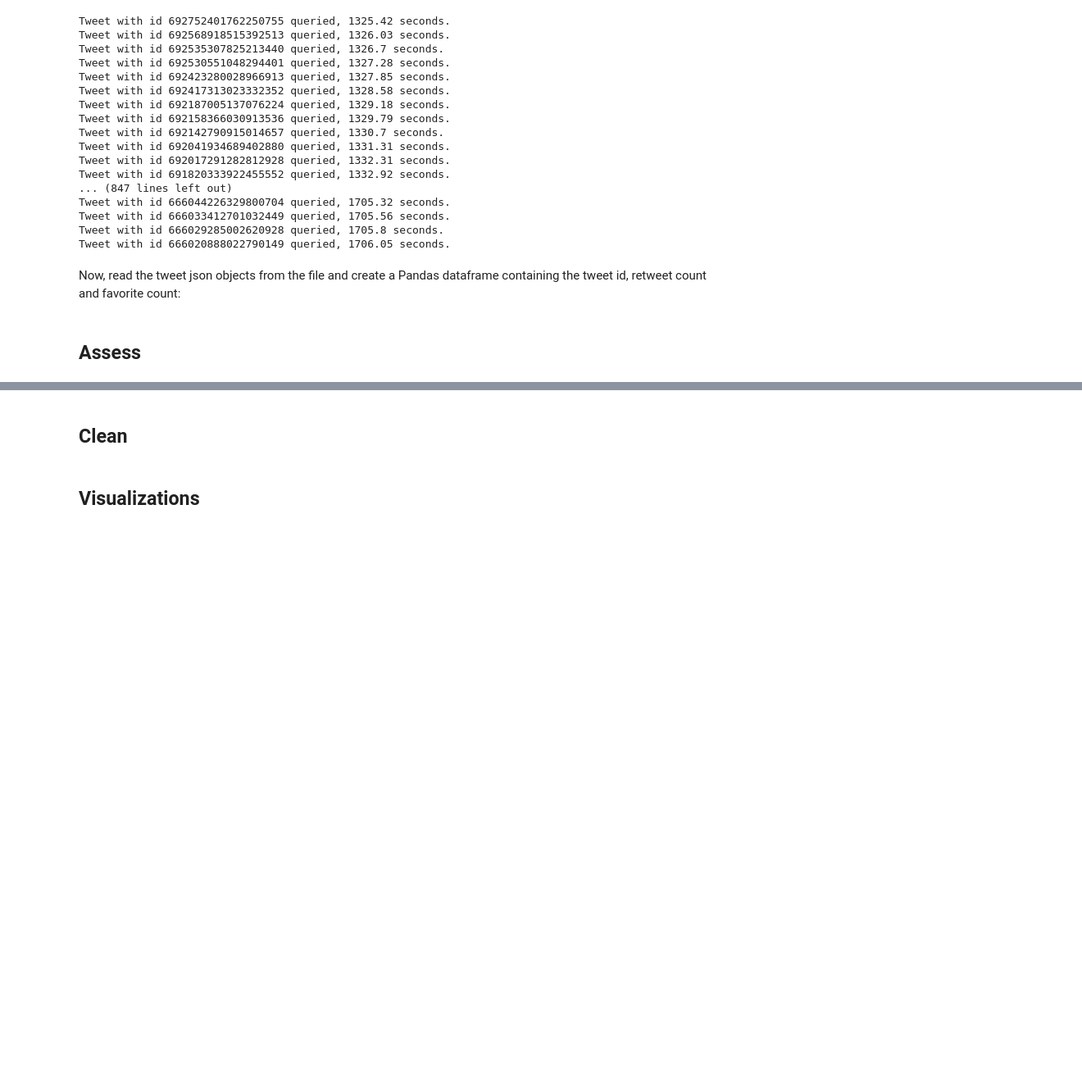
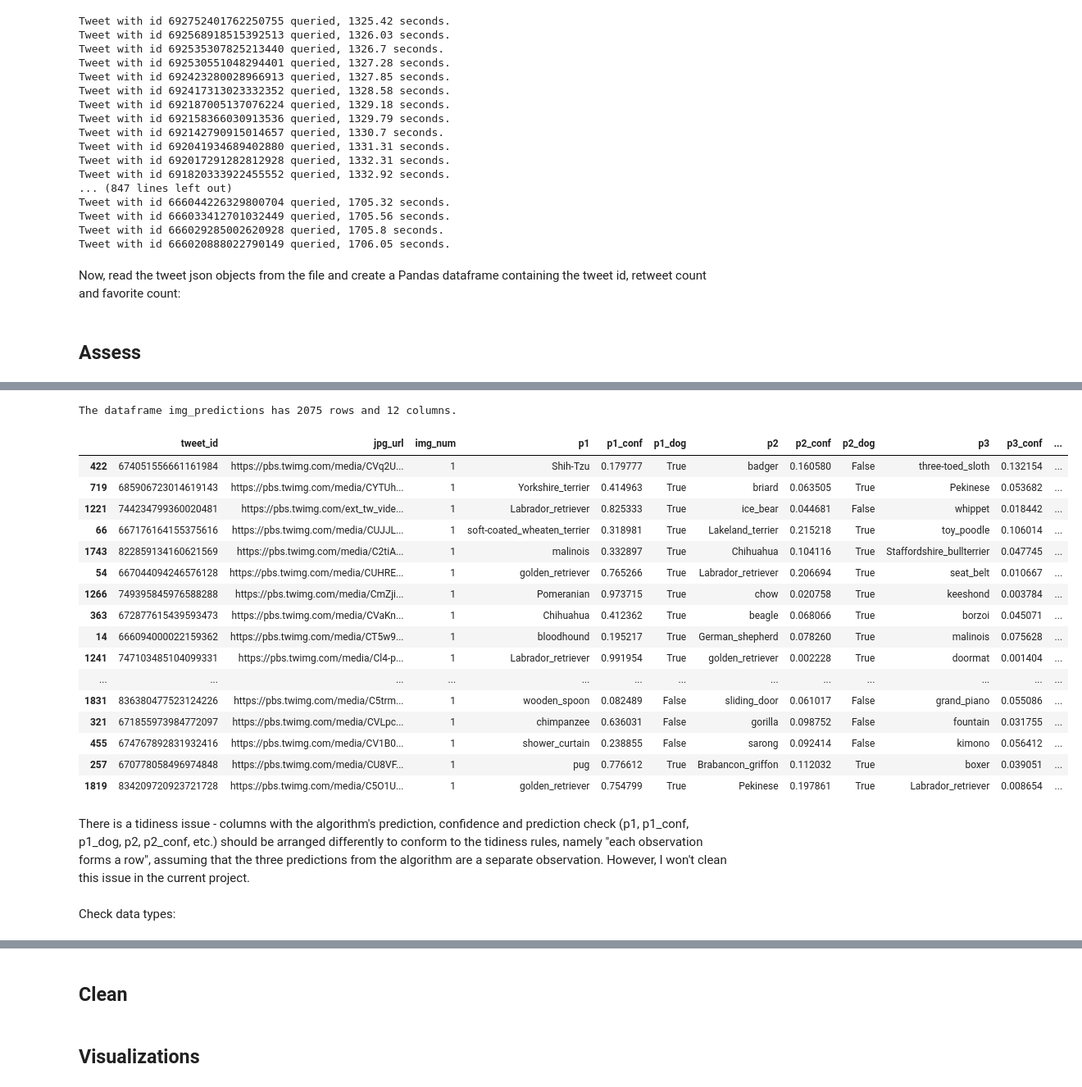
Before and after one commit to mcambalova/wrangle-data-project, a Jupyter notebook: wrangle_act.ipynb, the cells around one changed output, grey strips where cells are left out. Shown at 82% size. Drawn from its saved outputs; the diff is of its cells as text; code cells hidden in the pictures; blank space fills up the shorter version.

```diff
--- a/wrangle_act.ipynb
+++ b/wrangle_act.ipynb
@@ -178,0 +342,6 @@ tw_add = pd.DataFrame(tweets_data)[columns]
+# %%
+# Increase the max column width
+pd.set_option('display.max_colwidth', -1)
+
+# Look at the tweets with rating numerator is greater than 14
+tw_archive[tw_archive['rating_numerator'] > 14][['tweet_id', 'text', 'rating_numerator', 'rating_denominator']]
@@ -178,0 +447,30 @@ tw_add = pd.DataFrame(tweets_data)[columns]
+# %%
+# The size of the img_predictions dataframe
+print('The dataframe img_predictions has {} rows and {} columns.'.format(img_predictions.shape[0], img_predictions.shape[1]))
+# %% [output]
+The dataframe img_predictions has 2075 rows and 12 columns.
+# %%
+# View random 20 lines
+img_predictions.sample(20)
+# %% [output]
+|  | tweet_id | jpg_url | img_num | p1 | p1_conf | p1_dog | p2 | p2_conf | p2_dog | p3 | p3_conf | ... |
+| 422 | 674051556661161984 | https://pbs.twimg.com/media/CVq2U... | 1 | Shih-Tzu | 0.179777 | True | badger | 0.160580 | False | three-toed_sloth | 0.132154 | ... |
+| 719 | 685906723014619143 | https://pbs.twimg.com/media/CYTUh... | 1 | Yorkshire_terrier | 0.414963 | True | briard | 0.063505 | True | Pekinese | 0.053682 | ... |
+| 1221 | 744234799360020481 | https://pbs.twimg.com/ext_tw_vide... | 1 | Labrador_retriever | 0.825333 | True | ice_bear | 0.044681 | False | whippet | 0.018442 | ... |
+| 66 | 667176164155375616 | https://pbs.twimg.com/media/CUJJL... | 1 | soft-coated_wheaten_terrier | 0.318981 | True | Lakeland_terrier | 0.215218 | True | toy_poodle | 0.106014 | ... |
+| 1743 | 822859134160621569 | https://pbs.twimg.com/media/C2tiA... | 1 | malinois | 0.332897 | True | Chihuahua | 0.104116 | True | Staffordshire_bullterrier | 0.047745 | ... |
+| 54 | 667044094246576128 | https://pbs.twimg.com/media/CUHRE... | 1 | golden_retriever | 0.765266 | True | Labrador_retriever | 0.206694 | True | seat_belt | 0.010667 | ... |
+| 1266 | 749395845976588288 | https://pbs.twimg.com/media/CmZji... | 1 | Pomeranian | 0.973715 | True | chow | 0.020758 | True | keeshond | 0.003784 | ... |
+| 363 | 672877615439593473 | https://pbs.twimg.com/media/CVaKn... | 1 | Chihuahua | 0.412362 | True | beagle | 0.068066 | True | borzoi | 0.045071 | ... |
+| 14 | 666094000022159362 | https://pbs.twimg.com/media/CT5w9... | 1 | bloodhound | 0.195217 | True | German_shepherd | 0.078260 | True | malinois | 0.075628 | ... |
+| 1241 | 747103485104099331 | https://pbs.twimg.com/media/Cl4-p... | 1 | Labrador_retriever | 0.991954 | True | golden_retriever | 0.002228 | True | doormat | 0.001404 | ... |
+| ... | ... | ... | ... | ... | ... | ... | ... | ... | ... | ... | ... | ... |
+| 1831 | 836380477523124226 | https://pbs.twimg.com/media/C5trm... | 1 | wooden_spoon | 0.082489 | False | sliding_door | 0.061017 | False | grand_piano | 0.055086 | ... |
+| 321 | 671855973984772097 | https://pbs.twimg.com/media/CVLpc... | 1 | chimpanzee | 0.636031 | False | gorilla | 0.098752 | False | fountain | 0.031755 | ... |
+| 455 | 674767892831932416 | https://pbs.twimg.com/media/CV1B0... | 1 | shower_curtain | 0.238855 | False | sarong | 0.092414 | False | kimono | 0.056412 | ... |
+| 257 | 670778058496974848 | https://pbs.twimg.com/media/CU8VF... | 1 | pug | 0.776612 | True | Brabancon_griffon | 0.112032 | True | boxer | 0.039051 | ... |
+| 1819 | 834209720923721728 | https://pbs.twimg.com/media/C5O1U... | 1 | golden_retriever | 0.754799 | True | Pekinese | 0.197861 | True | Labrador_retriever | 0.008654 | ... |
+# %% [markdown]
+There is a tidiness issue - columns with the algorithm's prediction, confidence and prediction check (p1, p1_conf, p1_dog, p2, p2_conf, etc.) should be arranged differently to conform to the tidiness rules, namely "each observation forms a row", assuming that the three predictions from the algorithm are a separate observation. However, I won't clean this issue in the current project.
+# %% [markdown]
+Check data types:
```
Also changed, not shown: parts of 47 cells of this notebook.
